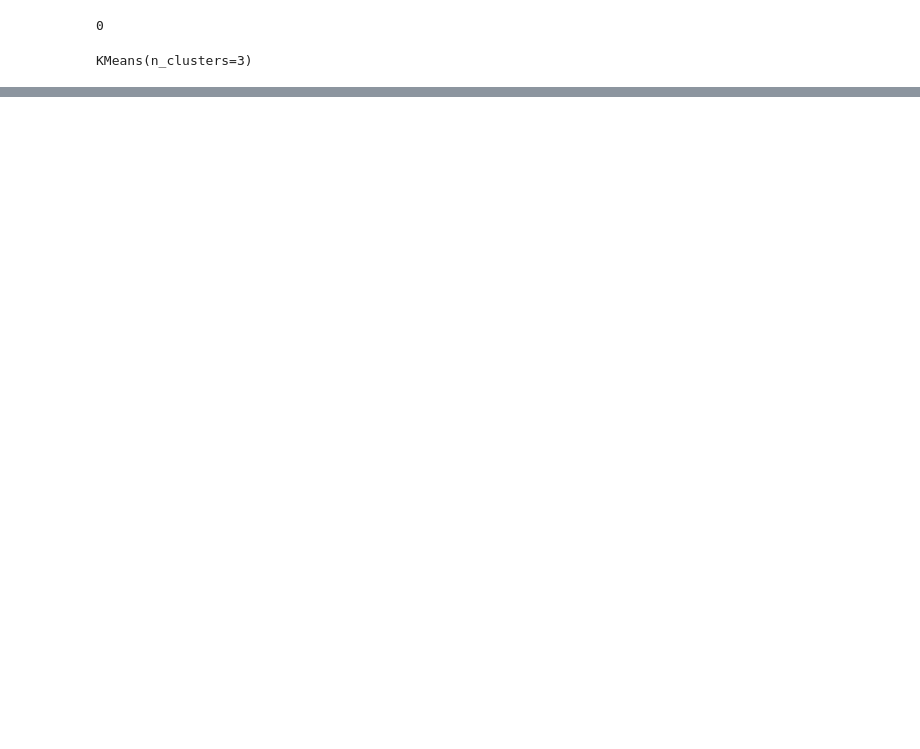
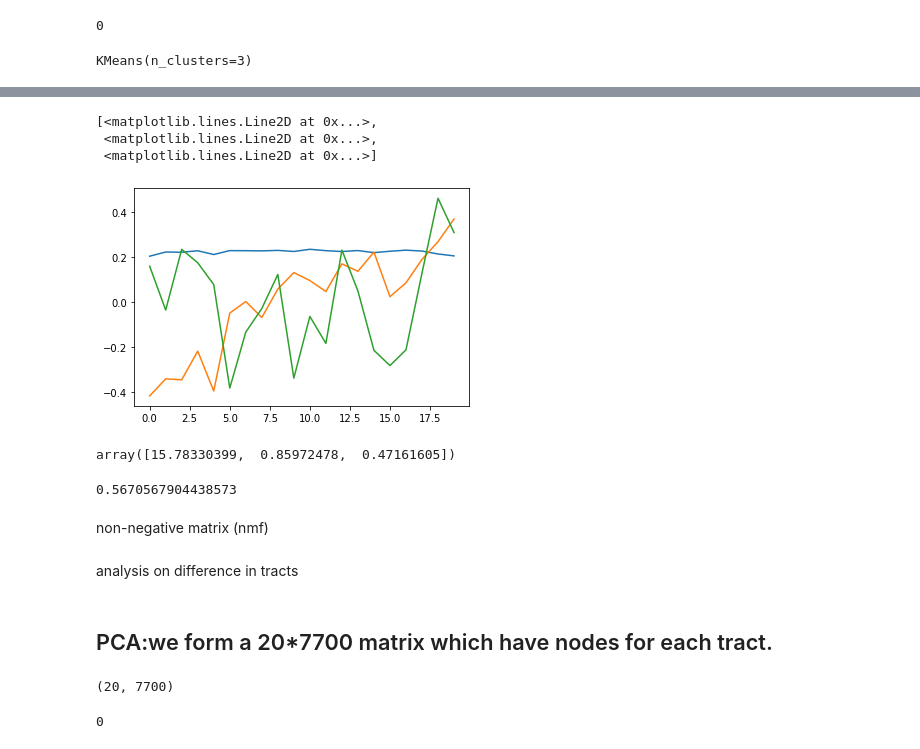
Before and after one commit to arokem/unsupervised_tractometry, a Jupyter notebook: 2021-02-04-tracts-kmeans.ipynb, the cells around one changed output, grey strips where cells are left out. Drawn from its saved outputs; the diff is of its cells as text; code cells hidden in the pictures; blank space fills up the shorter version.

```diff
--- a/2021-02-04-tracts-kmeans.ipynb
+++ b/2021-02-04-tracts-kmeans.ipynb
@@ -94,0 +198,22 @@ plt.plot(np.mean(arr2, 0))
+# %%
+plt.plot(pca.components_.T)
+#bundles have different weights
+# %% [output]
+[<matplotlib.lines.Line2D at 0x...>,
+ <matplotlib.lines.Line2D at 0x...>,
+ <matplotlib.lines.Line2D at 0x...>]
+[figure, added]
+# %%
+pca.explained_variance_
+# %% [output]
+array([15.78330399,  0.85972478,  0.47161605])
+# %%
+arr[30]@pca.components_[1] # first score for the first subject
+# %% [output]
+0.5670567904438573
+# %% [markdown]
+non-negative matrix (nmf)
+# %% [markdown]
+analysis on difference in tracts
+# %% [markdown]
+## PCA:we form a 20*7700 matrix which have nodes for each tract.
@@ -94,0 +225,9 @@ plt.plot(np.mean(arr2, 0))
+# %%
+tracts.shape
+# %% [output]
+(20, 7700)
+# %%
+tracts = imputer.fit_transform(tracts)
+np.sum(np.isnan(tracts))
+# %% [output]
+0
```
Also changed, not shown: parts of 43 cells of this notebook.
